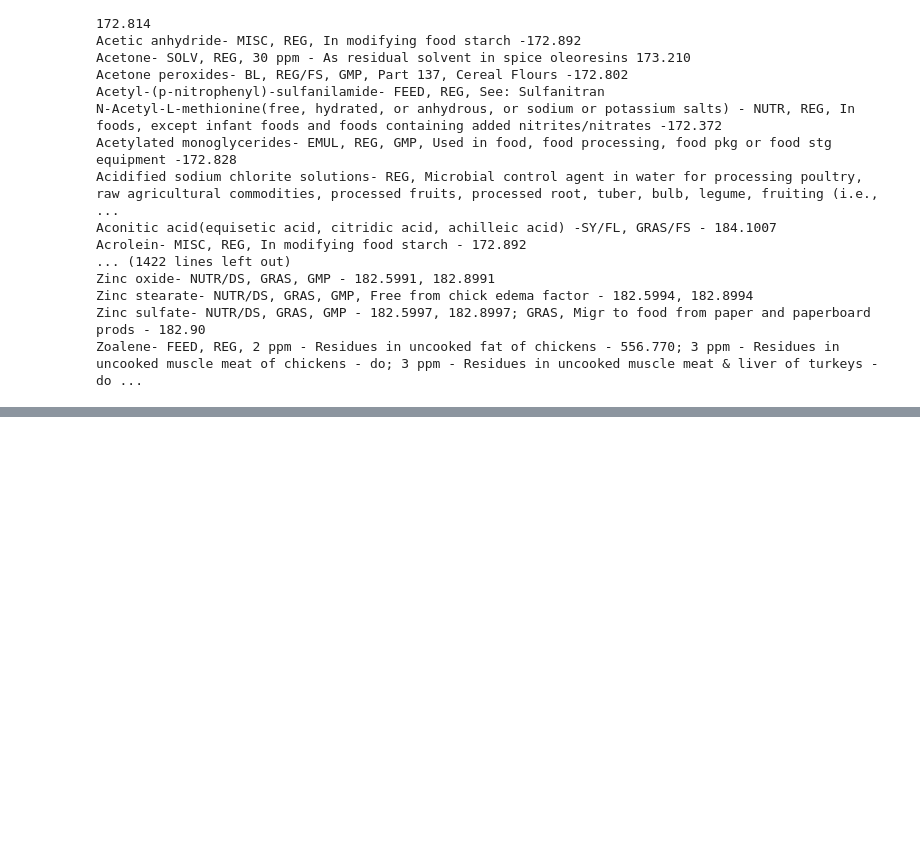
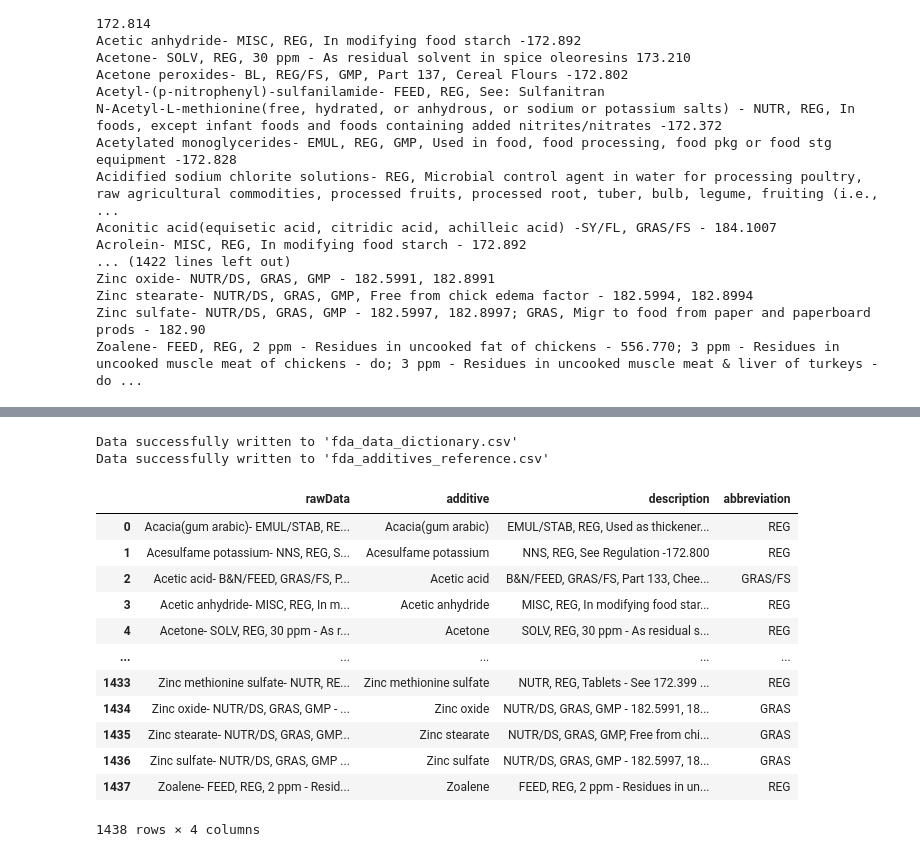
Before and after one commit to Dekuran/MeltingHackJunctionAsia2024, a Jupyter notebook: fda_dat_scrape_and_clean.ipynb, the cells around one changed output, grey strips where cells are left out. Cells and saved outputs as stored; diff of their text form; code cells hidden in the pictures; blank space fills up the shorter version.

```diff
--- a/fda_dat_scrape_and_clean.ipynb
+++ b/fda_dat_scrape_and_clean.ipynb
@@ -77,7 +74,0 @@ Zoalene- FEED, REG, 2 ppm - Residues in uncooked fat of chickens - 556.770; 3 pp
-# %%
-# Save the extracted data to a file
-with open("food_additive_status_list.txt", "w") as file:
-    for item in additive_list:
-        file.write(item + "\n")
-
-print("Data successfully written to 'food_additive_status_list.txt'")
@@ -85,0 +75,23 @@ Data successfully written to 'food_additive_status_list.txt'
+# %%
+# create pandas dataframe
+
+fda_additives_df = pd.DataFrame(pd.Series(additive_list), columns=["rawData"])
+
+display(fda_additives_df["rawData"])
+
+# use regex to split after name
+
+
+TITLE_REGEX = r"(.+?)-\s(.*)"
+
+def split_additive_description(item):
+    match = re.match(TITLE_REGEX, item)
+    if match:
+        return pd.Series([match.group(1).strip(), match.group(2).strip()])
+    else:
+        return pd.Series([item, ""])  # If no match, return the item as is
+
+# Apply the function to the DataFrame
+fda_additives_df[['additive', 'description']] = fda_additives_df["rawData"].apply(split_additive_description)
+
+display(fda_additives_df)
@@ -85,0 +184,35 @@ Data successfully written to 'food_additive_status_list.txt'
+# %%
+# Save the extracted data to a file
+fda_data_dictionary.to_csv('fda_data_dictionary.csv')
+
+print("Data successfully written to 'fda_data_dictionary.csv'")
+
+fda_additives_df.to_csv('fda_additives_reference.csv')
+
+print("Data successfully written to 'fda_additives_reference.csv'")
+# %% [output]
+Data successfully written to 'fda_data_dictionary.csv'
+Data successfully written to 'fda_additives_reference.csv'
+# %%
+# enrich additives df with regulatory info
+
+FDA_REGULATION_CODE_REGEX = r'(?<!\w)(GRAS/FS|REG/FS|GRAS|REG|BAN|ILL|FS|PD|PS)(?!\w)'
+
+
+fda_additives_df["abbreviation"] = fda_additives_df['description'].str.extract(FDA_REGULATION_CODE_REGEX)
+
+display(fda_additives_df)
+# %% [output]
+|  | rawData | additive | description | abbreviation |
+| 0 | Acacia(gum arabic)- EMUL/STAB, RE... | Acacia(gum arabic) | EMUL/STAB, REG, Used as thickener... | REG |
+| 1 | Acesulfame potassium- NNS, REG, S... | Acesulfame potassium | NNS, REG, See Regulation -172.800 | REG |
+| 2 | Acetic acid- B&N/FEED, GRAS/FS, P... | Acetic acid | B&N/FEED, GRAS/FS, Part 133, Chee... | GRAS/FS |
+| 3 | Acetic anhydride- MISC, REG, In m... | Acetic anhydride | MISC, REG, In modifying food star... | REG |
+| 4 | Acetone- SOLV, REG, 30 ppm - As r... | Acetone | SOLV, REG, 30 ppm - As residual s... | REG |
+| ... | ... | ... | ... | ... |
+| 1433 | Zinc methionine sulfate- NUTR, RE... | Zinc methionine sulfate | NUTR, REG, Tablets - See 172.399 ... | REG |
+| 1434 | Zinc oxide- NUTR/DS, GRAS, GMP - ... | Zinc oxide | NUTR/DS, GRAS, GMP - 182.5991, 18... | GRAS |
+| 1435 | Zinc stearate- NUTR/DS, GRAS, GMP... | Zinc stearate | NUTR/DS, GRAS, GMP, Free from chi... | GRAS |
+| 1436 | Zinc sulfate- NUTR/DS, GRAS, GMP ... | Zinc sulfate | NUTR/DS, GRAS, GMP - 182.5997, 18... | GRAS |
+| 1437 | Zoalene- FEED, REG, 2 ppm - Resid... | Zoalene | FEED, REG, 2 ppm - Residues in un... | REG |
+1438 rows × 4 columns
```
Also changed, not shown: parts of 11 cells of this notebook, 2 other files.
